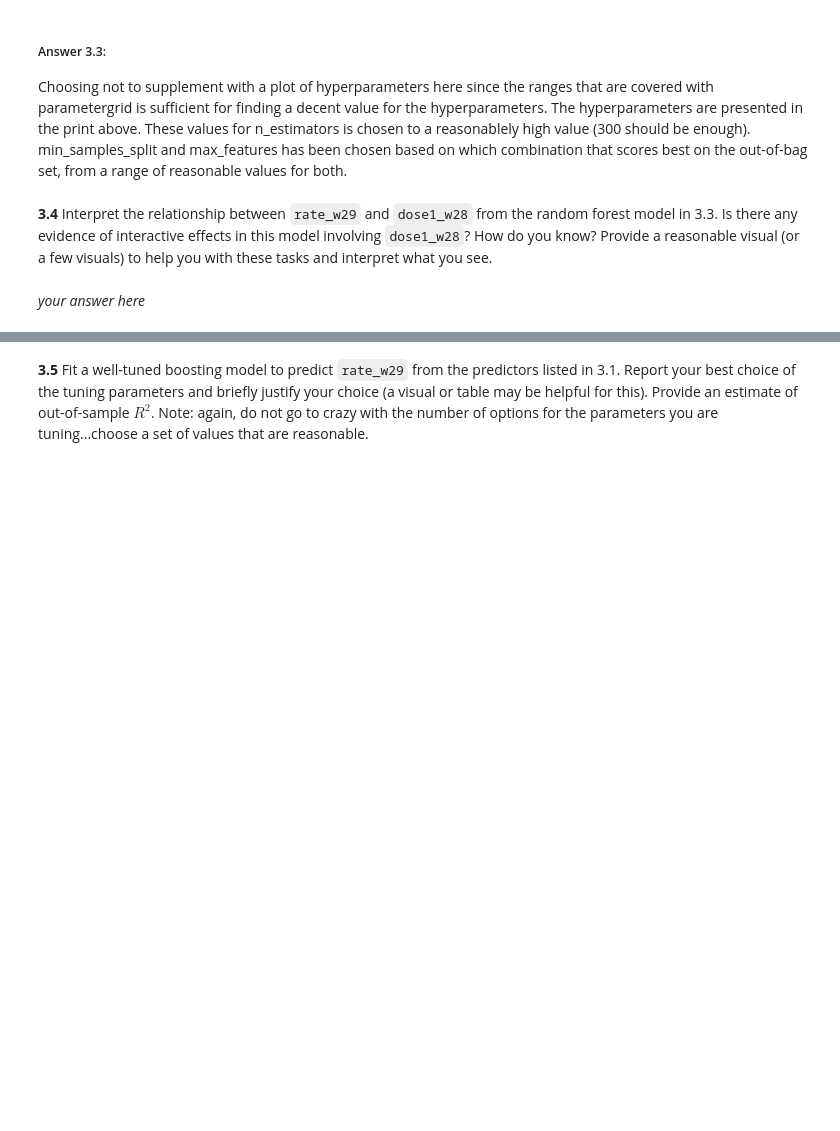
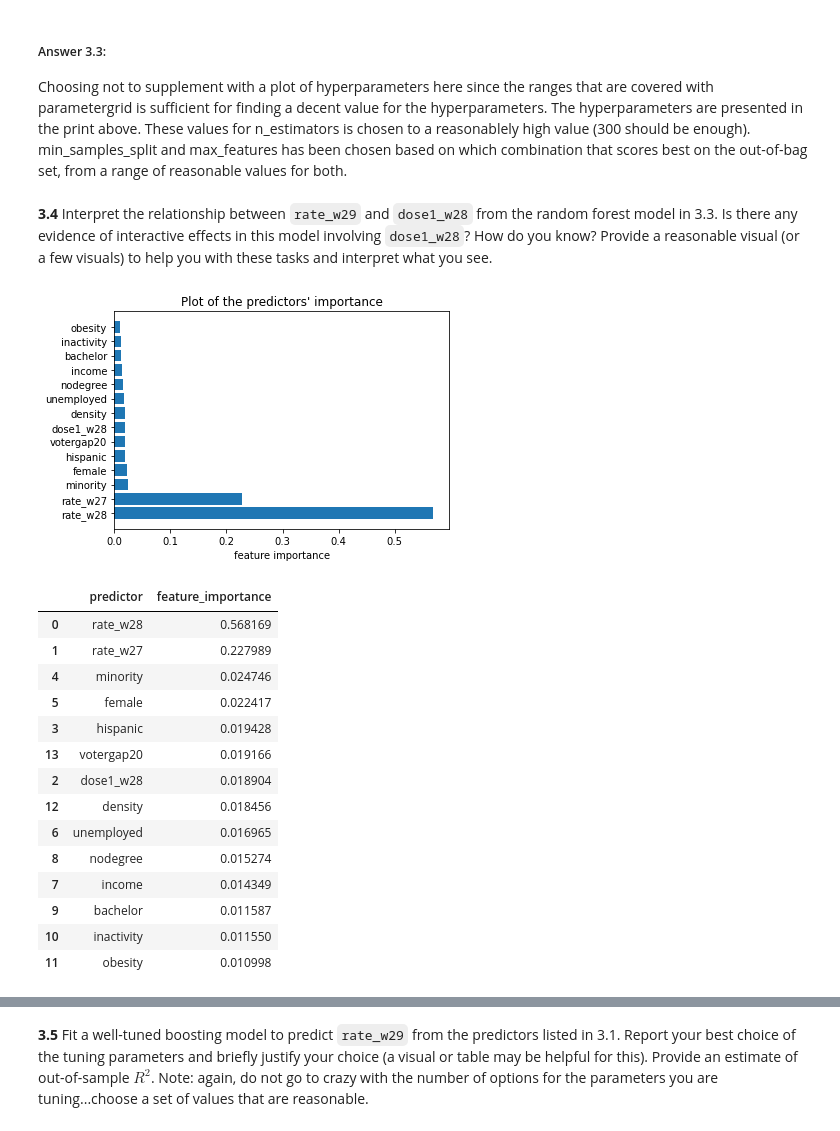
Before and after one commit to kkvalsvik/DataScience_cs109a_Harvard, a Jupyter notebook: cs_s109a_finalexam_2021.ipynb, the cells around one changed output, grey strips where cells are left out. Cells and saved outputs as stored; diff of their text form; code cells hidden in the pictures; blank space fills up the shorter version.

```diff
--- a/cs_s109a_finalexam_2021.ipynb
+++ b/cs_s109a_finalexam_2021.ipynb
@@ -904,6 +958,8 @@ All these 4 coefficients shrink to zero at a lambda of 1, which means that when
 # NOTE: Choosing to use un-standardized first order terms for X since decision trees does not require the preprocessing we did previously:
 first_order_terms = ['rate_w28','rate_w27','dose1_w28','hispanic','minority','female','unemployed', 'income'
                 ,'nodegree','bachelor','inactivity','obesity','density','votergap20']
+first_order_terms_test = ['rate_w29','rate_w28','dose1_w29','hispanic','minority','female','unemployed', 'income'
+                ,'nodegree','bachelor','inactivity','obesity','density','votergap20'] #this is for later.
 X = covid_clean[first_order_terms]
 y = covid_clean['rate_w29']
 
@@ -956,2 +1008,30 @@ The hyperparameters are presented in the print above. These values for n_estimat
-# %% [markdown]
-*your answer here*
+# %%
+# Fitting the model with the best parameters found:
+best_params['warm_start'] = False
+randomforest.set_params(**best_params).fit(X,y)
+
+# Making an overview of the predictors ranked from highest to lowest feature importance:
+importances = pd.DataFrame(zip(first_order_terms,randomforest.feature_importances_),columns=['predictor'
+               ,'feature_importance']).sort_values(by='feature_importance',ascending=False)
+plt.barh(importances['predictor'],importances['feature_importance'])
+plt.title('Plot of the predictors\' importance')
+plt.xlabel('feature importance')
+plt.show()
+display(importances)
+# %% [output]
+[figure, added]
+|  | predictor | feature_importance |
+| 0 | rate_w28 | 0.568169 |
+| 1 | rate_w27 | 0.227989 |
+| 4 | minority | 0.024746 |
+| 5 | female | 0.022417 |
+| 3 | hispanic | 0.019428 |
+| 13 | votergap20 | 0.019166 |
+| 2 | dose1_w28 | 0.018904 |
+| 12 | density | 0.018456 |
+| 6 | unemployed | 0.016965 |
+| 8 | nodegree | 0.015274 |
+| 7 | income | 0.014349 |
+| 9 | bachelor | 0.011587 |
+| 10 | inactivity | 0.011550 |
+| 11 | obesity | 0.010998 |
```
Also changed, not shown: parts of 19 cells of this notebook.
